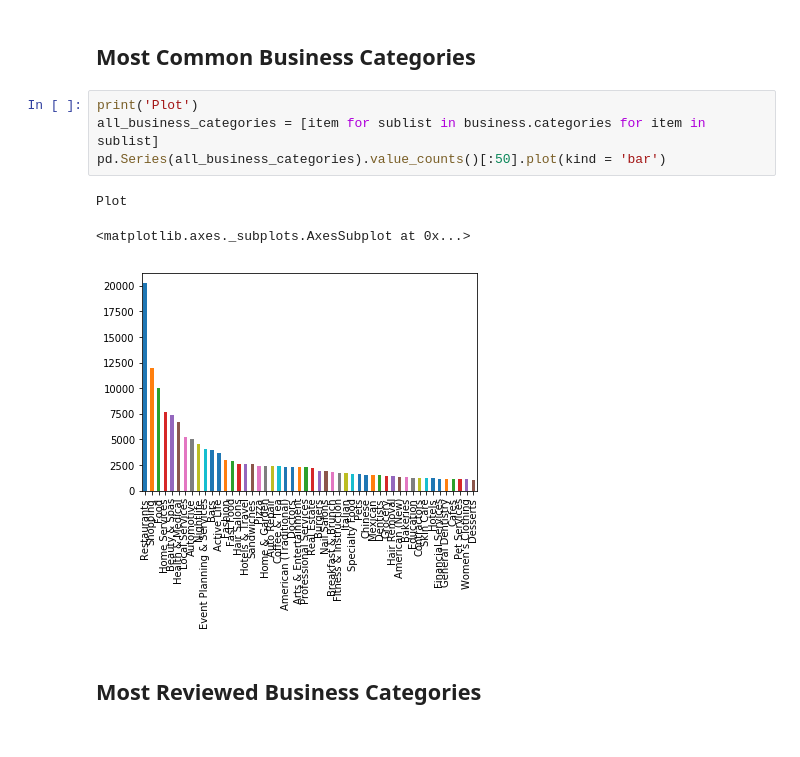
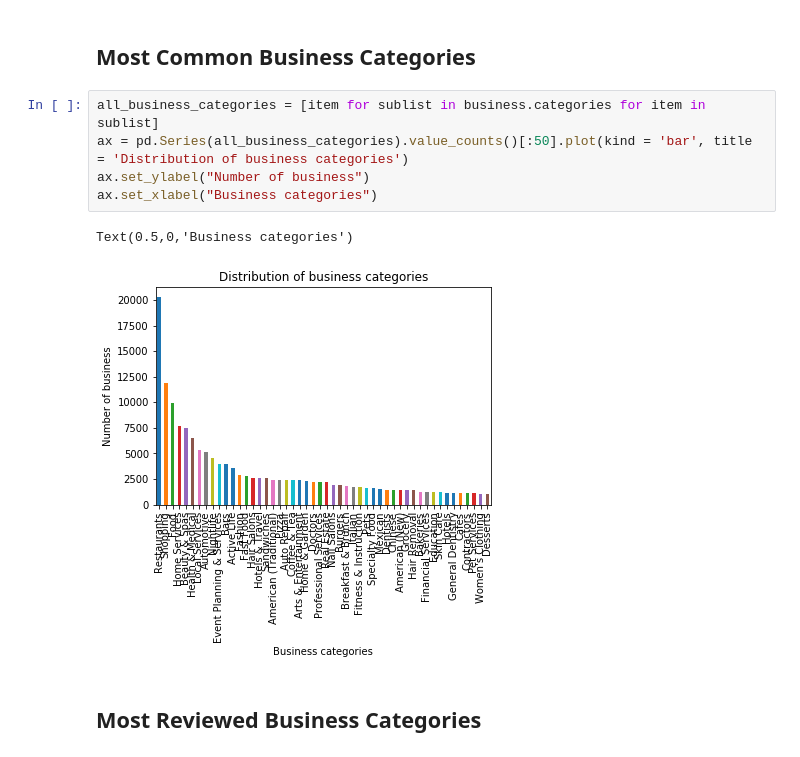
Before and after one commit to saravrajavelu/Yelp-Recommendation, a Jupyter notebook: Yelp.ipynb, the cells around one changed output. Cells and saved outputs as stored; diff of their text form.

```diff
--- a/Yelp.ipynb
+++ b/Yelp.ipynb
@@ -173,13 +233,13 @@ avg_rating_user.value_counts().sort_index().plot(kind = 'bar')
 # %% [markdown]
 ## Most Common Business Categories
 # %%
-print('Plot')
 all_business_categories = [item for sublist in business.categories for item in sublist]
-pd.Series(all_business_categories).value_counts()[:50].plot(kind = 'bar')
+ax = pd.Series(all_business_categories).value_counts()[:50].plot(kind = 'bar', title = 'Distribution of business categories')
+ax.set_ylabel("Number of business")
+ax.set_xlabel("Business categories")
 # %% [output]
-Plot
+Text(0.5,0,'Business categories')
-<matplotlib.axes._subplots.AxesSubplot at 0x...>
-[figure, old version]
+[figure, new version]
 # %% [markdown]
 ## Most Reviewed Business Categories
 # %%
```
Also changed, not shown: parts of 33 cells of this notebook.
